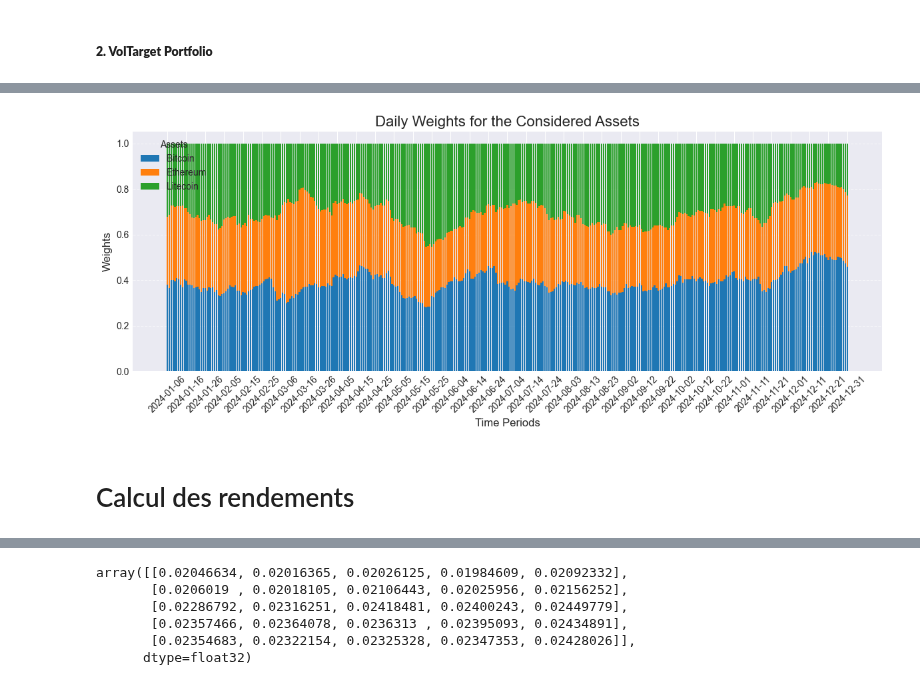
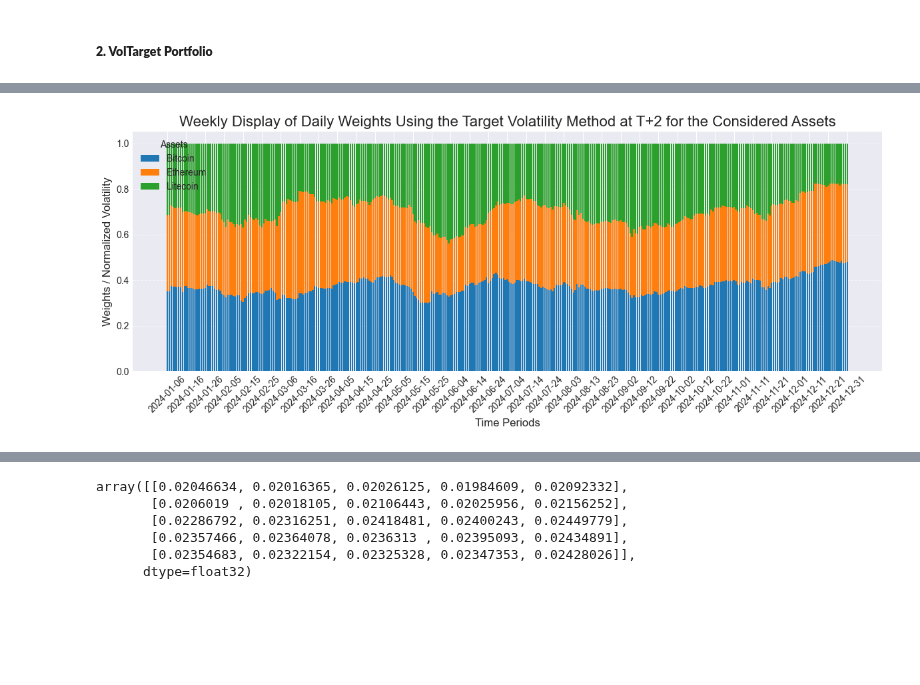
Before and after one commit to emmaebrl/crypto-volatility-lab, a Jupyter notebook: sandbox/Notebook_Final_Projet.ipynb, the cells around one changed output, grey strips where cells are left out. Cells and saved outputs as stored; diff of their text form; code cells hidden in the pictures; blank space fills up the shorter version.

```diff
--- a/sandbox/Notebook_Final_Projet.ipynb
+++ b/sandbox/Notebook_Final_Projet.ipynb
@@ -741,0 +819,2 @@ plt.show()
+# %%
+weights_simple_t2 = portfolio_constructor_t2.risk_parity_weights_simple()
@@ -742,8 +975,7 @@ plt.show()
 # %% [markdown]
 ##### **2. VolTarget Portfolio**
 # %%
-voltarget_weights = portfolio_constructor.vol_target_weights(target_volatility = 0.01)
-voltarget_weights
+voltarget_weights_t5 = portfolio_constructor_t5.vol_target_weights(target_volatility = 0.01)
 # %% [output]
           Bitcoin    Ethereum    Litecoin
 count  361.000000  361.000000  361.000000
@@ -777,0 +1021,16 @@ max      0.046628    0.056690    0.072607
+# %%
+plt.figure(figsize=(12, 5))
+
+for column in weights_df_target_t5.columns:
+    plt.plot(weights_df_target_t5.index, weights_df_target_t5 [column], label=column, linewidth=2)
+
+plt.title("Evolution of Portfolio Weights Over Time at T+5", fontsize=16)
+plt.xlabel("Time Periods", fontsize=12)
+plt.ylabel("Weights", fontsize=12)
+plt.legend(title="Assets", fontsize=10)
+plt.grid(axis='y', linestyle='--', alpha=0.7)
+
+plt.xticks(weights_df_target_t5 .index[::10], bitcoin_data["Date"][-len(weights_df_target_t5):].dt.strftime('%Y-%m-%d').tolist()[::10], rotation=45)
+
+plt.tight_layout()
+plt.show()
@@ -777,0 +1090,2 @@ max      0.046628    0.056690    0.072607
+# %%
+voltarget_weights_t2 = portfolio_constructor_t2.vol_target_weights(target_volatility = 0.01)
@@ -778,23 +1110,24 @@ max      0.046628    0.056690    0.072607
 # %%
-weights_df = pd.DataFrame(voltarget_weights, columns=y_pred_all_currency.columns)
+weights_df_target_t2 = pd.DataFrame(voltarget_weights_t2, columns=y_pred_all_currency_t2.columns)
 
 plt.figure(figsize=(12, 5))
 
-bottom_values = np.zeros(len(voltarget_weights))
-for column in weights_df.columns:
-    plt.bar(weights_df.index, weights_df[column], bottom=bottom_values, label=column)
-    bottom_values += weights_df[column]
+bottom_values = np.zeros(len(weights_df_target_t2))
+for column in weights_df_target_t2.columns:
+    plt.bar(weights_df_target_t2.index, weights_df_target_t2[column], bottom=bottom_values, label=column)
+    bottom_values += weights_df_target_t2[column]
 
 
-plt.title("Daily Weights for the Considered Assets", fontsize=16)
+plt.title("Weekly Display of Daily Weights Using the Target Volatility Method at T+2 for the Considered Assets", fontsize=16)
+
 plt.xlabel("Time Periods", fontsize=12)
-plt.ylabel("Weights", fontsize=12)
+plt.ylabel("Weights / Normalized Volatility", fontsize=12)
 plt.legend(title="Assets", fontsize=10, loc='upper left')
 plt.grid(axis='y', linestyle='--', alpha=0.7)
-plt.xticks(weights_df.index[::10], bitcoin_data["Date"][-len(weights_df):].dt.strftime('%Y-%m-%d').tolist()[::10], rotation=45)
+
+plt.xticks(weights_df_target_t2.index[::10], bitcoin_data["Date"][-len(weights_df_target_t2):].dt.strftime('%Y-%m-%d').tolist()[::10], rotation=45)
+
 plt.tight_layout()
 plt.show()
 # %% [output]
-[figure, old version]
+[figure, new version]
-# %% [markdown]
-# Calcul des rendements
```
Also changed, not shown: parts of 47 cells of this notebook.
